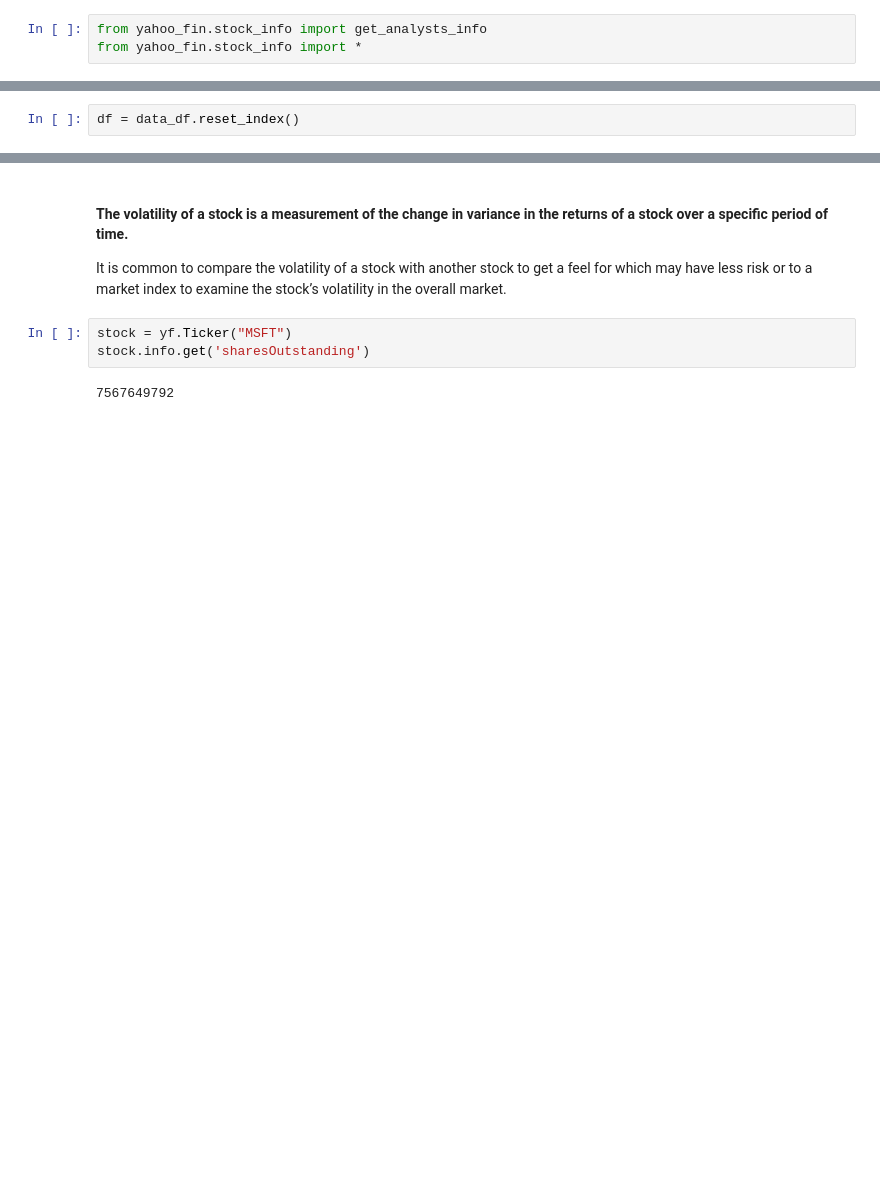
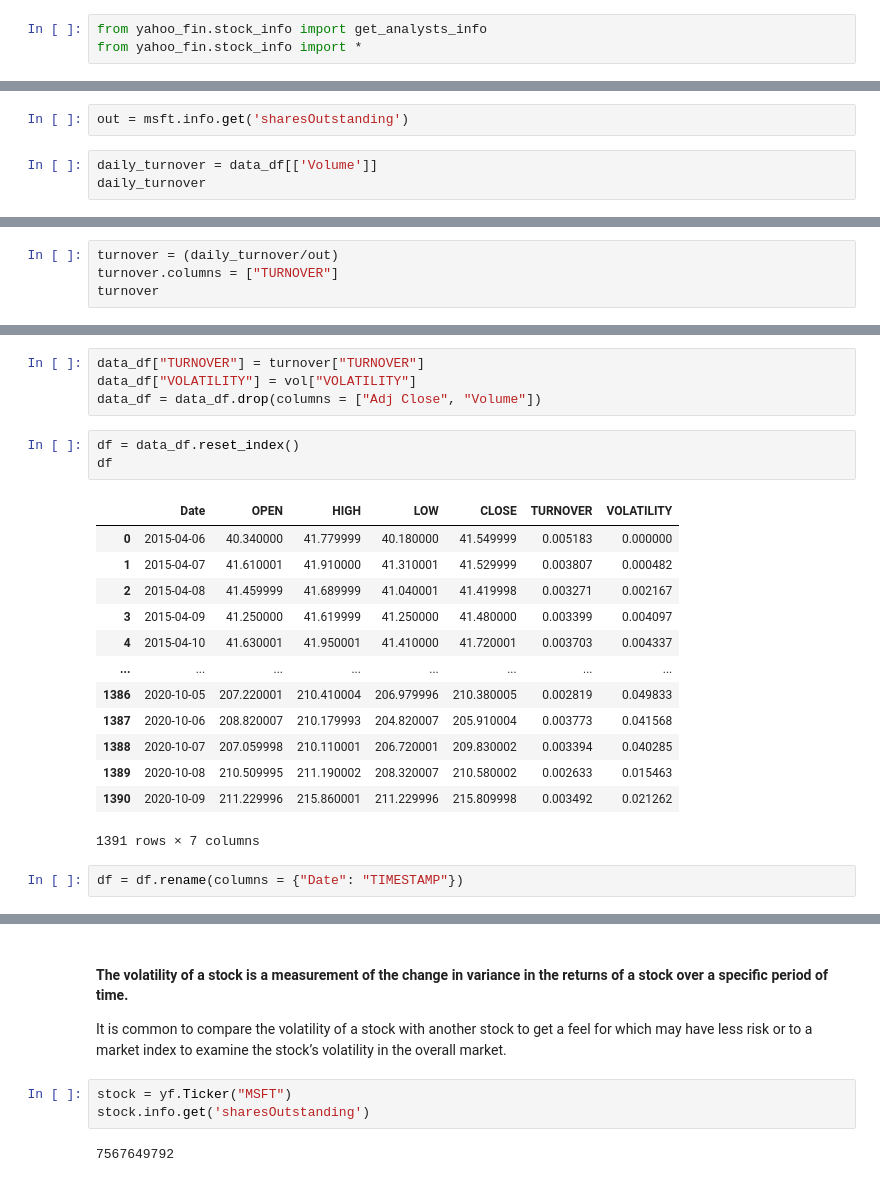
Before and after one commit to dgustave/Project2-Challenge, a Jupyter notebook: notebooks/yfinance.ipynb, the cells around one changed output, grey strips where cells are left out. Drawn from its saved outputs; the diff is of its cells as text; blank space fills up the shorter version.

```diff
--- a/notebooks/yfinance.ipynb
+++ b/notebooks/yfinance.ipynb
@@ -39,0 +143,5 @@ data_df
+# %%
+out = msft.info.get('sharesOutstanding')
+# %%
+daily_turnover = data_df[['Volume']]
+daily_turnover
@@ -39,0 +163,4 @@ data_df
+# %%
+turnover = (daily_turnover/out)
+turnover.columns = ["TURNOVER"]
+turnover
@@ -40,2 +182,23 @@ data_df
+# %%
+data_df["TURNOVER"] = turnover["TURNOVER"]
+data_df["VOLATILITY"] = vol["VOLATILITY"]
+data_df = data_df.drop(columns = ["Adj Close", "Volume"])
 # %%
 df = data_df.reset_index()
+df
+# %% [output]
+|  | Date | OPEN | HIGH | LOW | CLOSE | TURNOVER | VOLATILITY |
+| 0 | 2015-04-06 | 40.340000 | 41.779999 | 40.180000 | 41.549999 | 0.005183 | 0.000000 |
+| 1 | 2015-04-07 | 41.610001 | 41.910000 | 41.310001 | 41.529999 | 0.003807 | 0.000482 |
+| 2 | 2015-04-08 | 41.459999 | 41.689999 | 41.040001 | 41.419998 | 0.003271 | 0.002167 |
+| 3 | 2015-04-09 | 41.250000 | 41.619999 | 41.250000 | 41.480000 | 0.003399 | 0.004097 |
+| 4 | 2015-04-10 | 41.630001 | 41.950001 | 41.410000 | 41.720001 | 0.003703 | 0.004337 |
+| ... | ... | ... | ... | ... | ... | ... | ... |
+| 1386 | 2020-10-05 | 207.220001 | 210.410004 | 206.979996 | 210.380005 | 0.002819 | 0.049833 |
+| 1387 | 2020-10-06 | 208.820007 | 210.179993 | 204.820007 | 205.910004 | 0.003773 | 0.041568 |
+| 1388 | 2020-10-07 | 207.059998 | 210.110001 | 206.720001 | 209.830002 | 0.003394 | 0.040285 |
+| 1389 | 2020-10-08 | 210.509995 | 211.190002 | 208.320007 | 210.580002 | 0.002633 | 0.015463 |
+| 1390 | 2020-10-09 | 211.229996 | 215.860001 | 211.229996 | 215.809998 | 0.003492 | 0.021262 |
+1391 rows × 7 columns
+# %%
+df = df.rename(columns = {"Date": "TIMESTAMP"})
```
Also changed, not shown: parts of 26 cells of this notebook, 20 other files.
